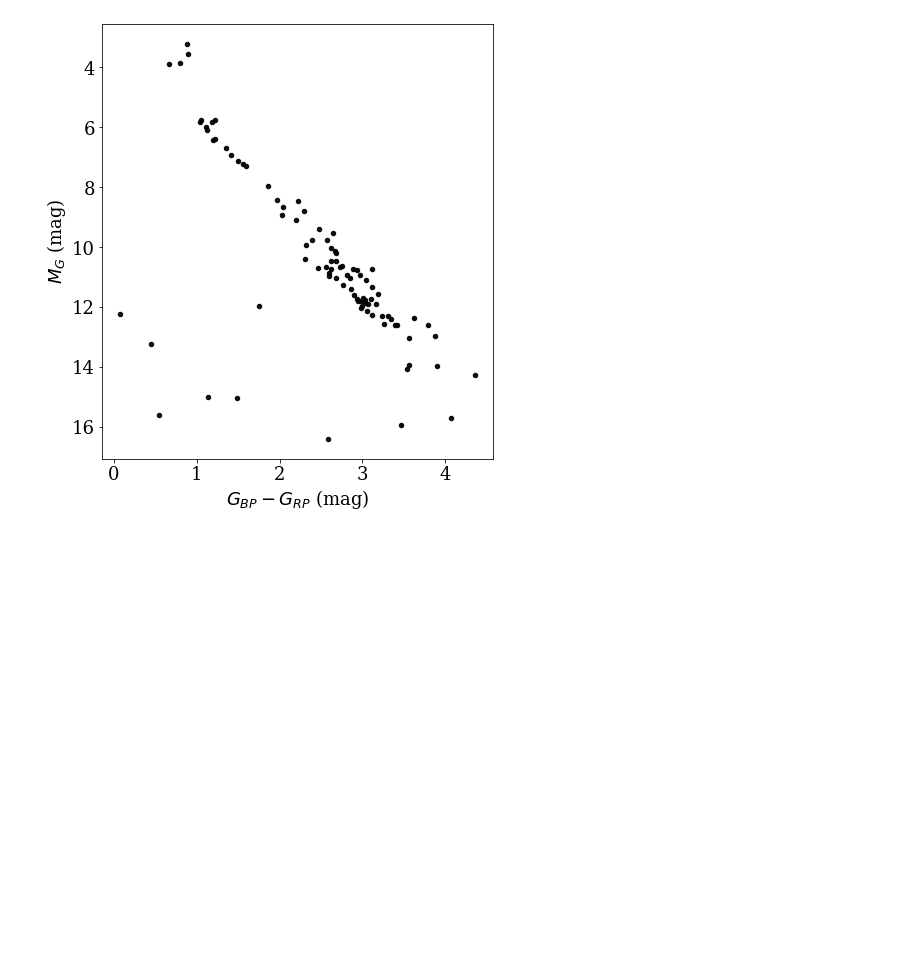
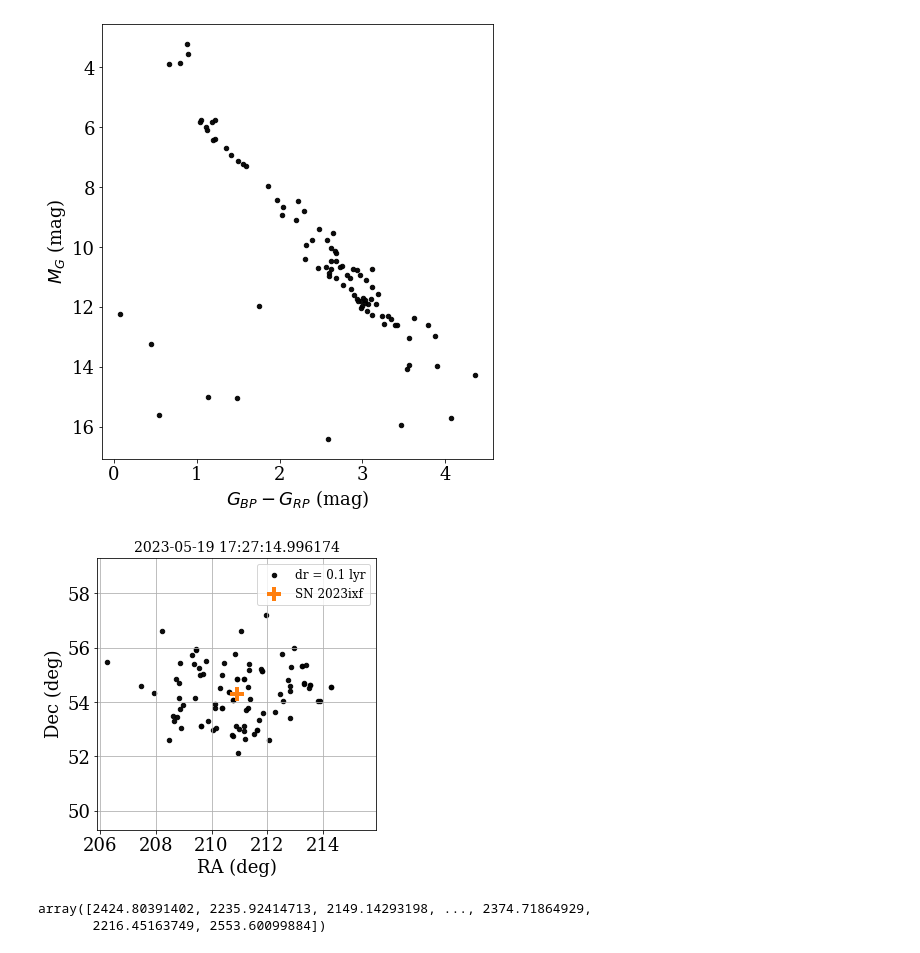
Before and after one commit to jradavenport/m101_ellipsoid, a Jupyter notebook: SN 2023ixf.ipynb, the cells around one changed output. Saved outputs shown, nothing was run; the diff lists cells and outputs as text; code cells hidden in the pictures; blank space fills up the shorter version.

```diff
--- a/SN 2023ixf.ipynb
+++ b/SN 2023ixf.ipynb
@@ -143,3 +143,18 @@ plt.ylabel('$M_G$ (mag)')
 plt.savefig('SN2023ixf_CMD_on.png', dpi=150, bbox_inches='tight', pad_inches=0.25)
 # %% [output]
 [figure]
+# %%
+plt.figure(figsize=(5,5))
+plt.scatter(GCNS['RA'][OYES], GCNS['DEC'][OYES],c='k', s=20, alpha=0.95, label='dr = 0.1 lyr' )
+plt.scatter(c0.ra, c0.dec, c='C1', marker='+', s=180,  lw=4, label='SN 2023ixf')
+plt.legend(fontsize=12)
+plt.grid(True)
+plt.xlabel('RA (deg)')
+plt.ylabel('Dec (deg)')
+da = 5
+plt.xlim(c0.ra.value-da,c0.ra.value+da)
+plt.ylim(c0.dec.value-da, c0.dec.value+da)
+plt.title(str(t0.datetime), fontsize=14)
+plt.savefig('SN2023ixf_radec.png', dpi=150, bbox_inches='tight', pad_inches=0.25)
+# %% [output]
+[figure, added]
@@ -145,0 +168,7 @@ plt.savefig('SN2023ixf_CMD_on.png', dpi=150, bbox_inches='tight', pad_inches=0.2
+# %%
+# etime = d2.to('lyr') + d1.to('lyr') - (2*c)
+etime = (d2.to('lyr') + d1.to('lyr') - (2*c)).value + t0.decimalyear
+etime
+# %% [output]
+array([2424.80391402, 2235.92414713, 2149.14293198, ..., 2374.71864929,
+       2216.45163749, 2553.60099884])
```
Also changed, not shown: parts of 4 cells of this notebook.
